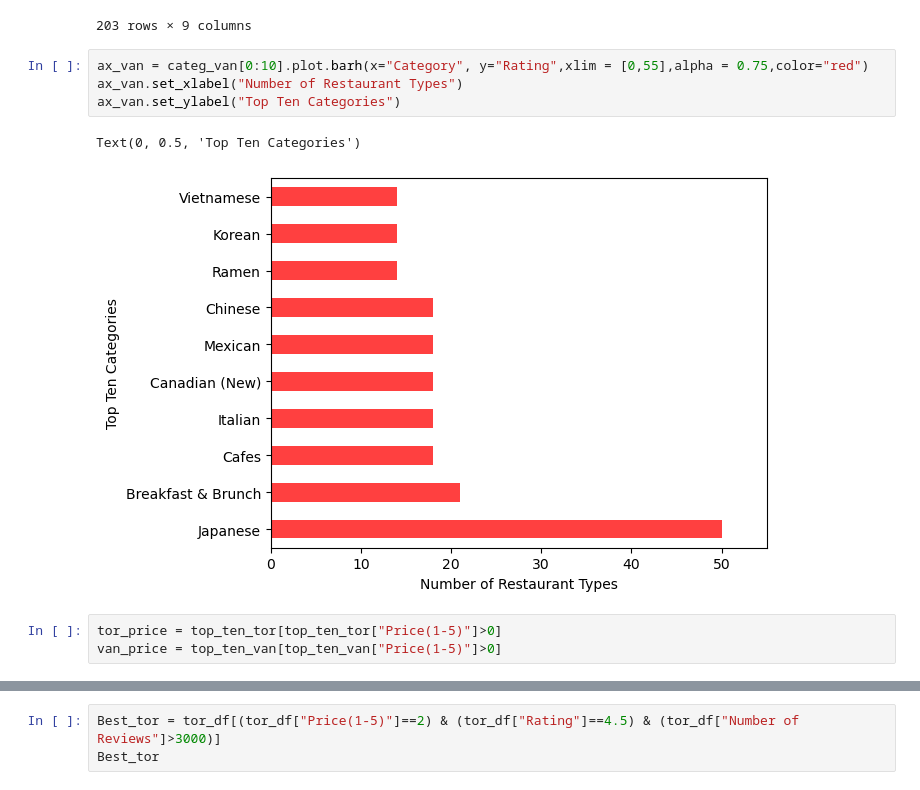
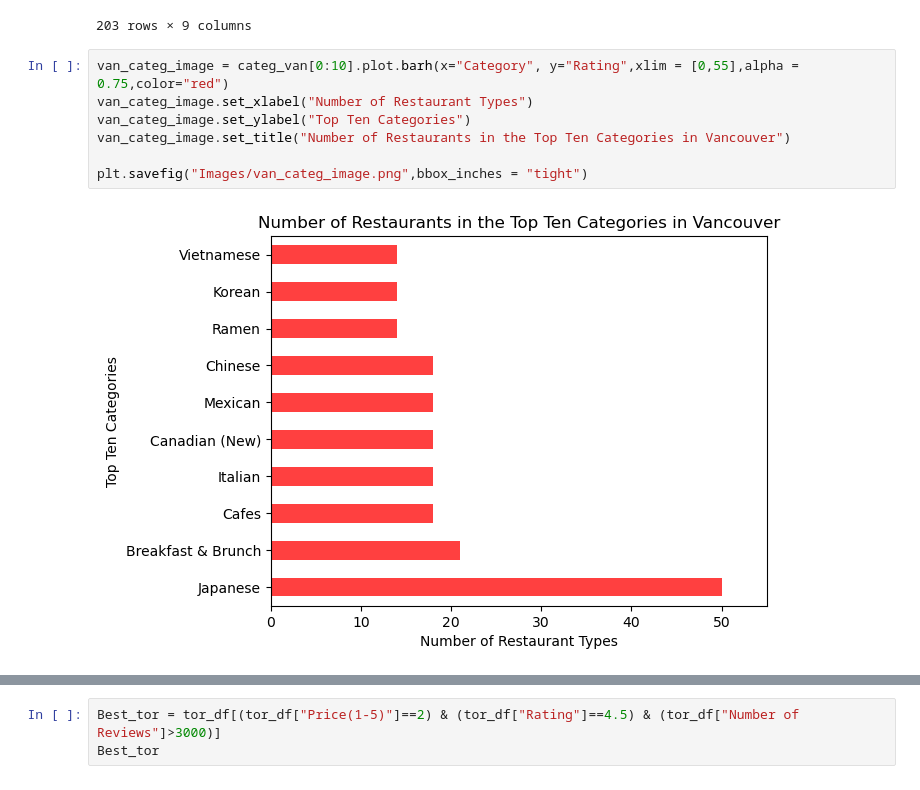
Before and after one commit to AlanDeng7/Module-7-Project1, a Jupyter notebook: Code_Alan/Question2.ipynb, the cells around one changed output, grey strips where cells are left out. Cells and saved outputs as stored; diff of their text form.

```diff
--- a/Code_Alan/Question2.ipynb
+++ b/Code_Alan/Question2.ipynb
@@ -222,15 +221,14 @@ top_ten_van
 | 890 | Kyuzo Japanese Restaurant | 5701 Granville Street | Japanese | 3.0 | 25 | $$ | 2 | 49.234091 | ... |
 203 rows × 9 columns
 # %%
-ax_van = categ_van[0:10].plot.barh(x="Category", y="Rating",xlim = [0,55],alpha = 0.75,color="red")
-ax_van.set_xlabel("Number of Restaurant Types")
-ax_van.set_ylabel("Top Ten Categories")
+van_categ_image = categ_van[0:10].plot.barh(x="Category", y="Rating",xlim = [0,55],alpha = 0.75,color="red")
+van_categ_image.set_xlabel("Number of Restaurant Types")
+van_categ_image.set_ylabel("Top Ten Categories")
+van_categ_image.set_title("Number of Restaurants in the Top Ten Categories in Vancouver")
+
+plt.savefig("Images/van_categ_image.png",bbox_inches = "tight")
 # %% [output]
-Text(0, 0.5, 'Top Ten Categories')
-[figure, old version]
+[figure, new version]
-# %%
-tor_price = top_ten_tor[top_ten_tor["Price(1-5)"]>0]
-van_price = top_ten_van[top_ten_van["Price(1-5)"]>0]
 # %%
 #scatter plot for rating vs number of reviews
 tor_scatter= top_ten_tor.plot(kind="scatter", x="Rating",y="Number of Reviews",color = "blue",label ="Tor")
```
Also changed, not shown: parts of 3 cells of this notebook, 3 other files.
